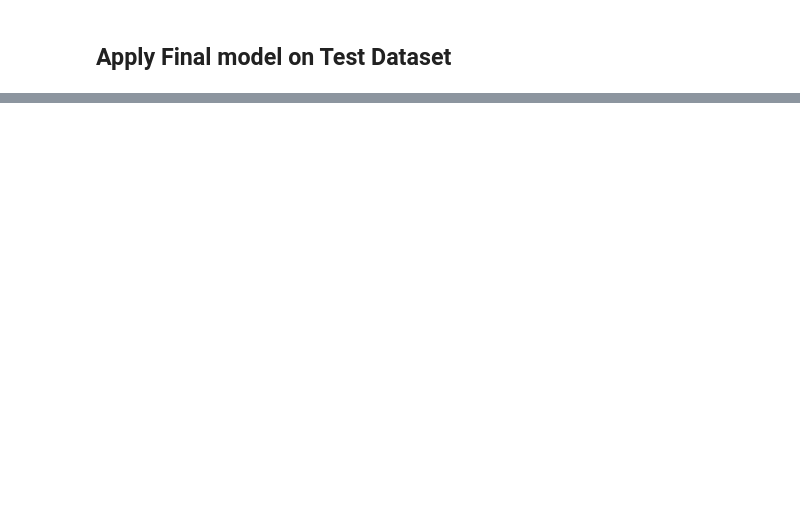
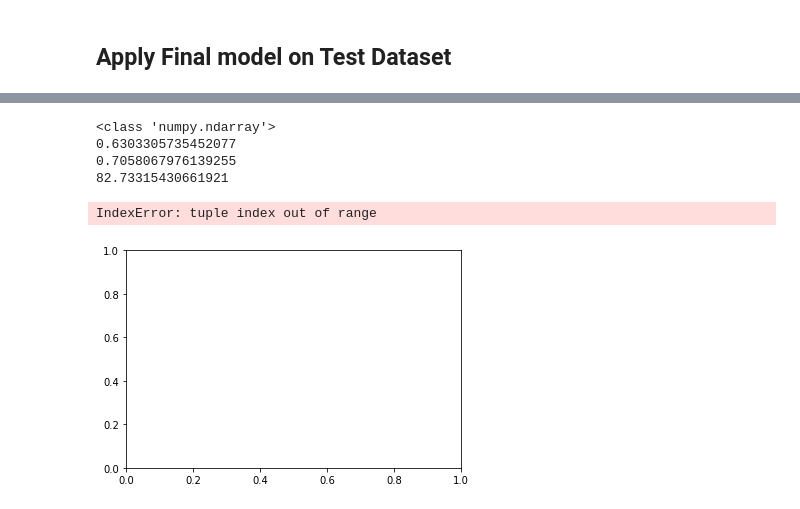
Before and after one commit to upendrag123/MLpython, a Jupyter notebook: End_to_End_ML_Project.ipynb, the cells around one changed output, grey strips where cells are left out. Saved outputs shown, nothing was run; the diff lists cells and outputs as text; code cells hidden in the pictures; blank space fills up the shorter version.

```diff
--- a/End_to_End_ML_Project.ipynb
+++ b/End_to_End_ML_Project.ipynb
@@ -640,0 +651,30 @@ final_rmse
+# %%
+N = 100
+r0 = 0.6
+x = 0.9 * np.random.rand(N)
+y = 0.9 * np.random.rand(N)
+# %%
+area = (20 * np.random.rand(N))**2  # 0 to 10 point radii
+c = np.sqrt(area)
+r = np.sqrt(x ** 2 + y ** 2)
+# %%
+#area1 = np.ma.masked_where(r < r0, area)
+#area2 = np.ma.masked_where(r >= r0, area)
+#area
+#169.82501042365888, 82.73315430661921
+print(type(c))
+#s=area1[0]
+print(x[0])
+print(y[0])
+print(area1[1])
+c1=c[0]
+# %% [output]
+<class 'numpy.ndarray'>
+0.6303305735452077
+0.7058067976139255
+82.73315430661921
+# %%
+plt.scatter(x[0], y[0], s=area[1], marker='^',c=c1)
+# %% [output]
+IndexError: tuple index out of range
+[figure, added]
```
Also changed, not shown: parts of 19 cells of this notebook, 42 other files.
